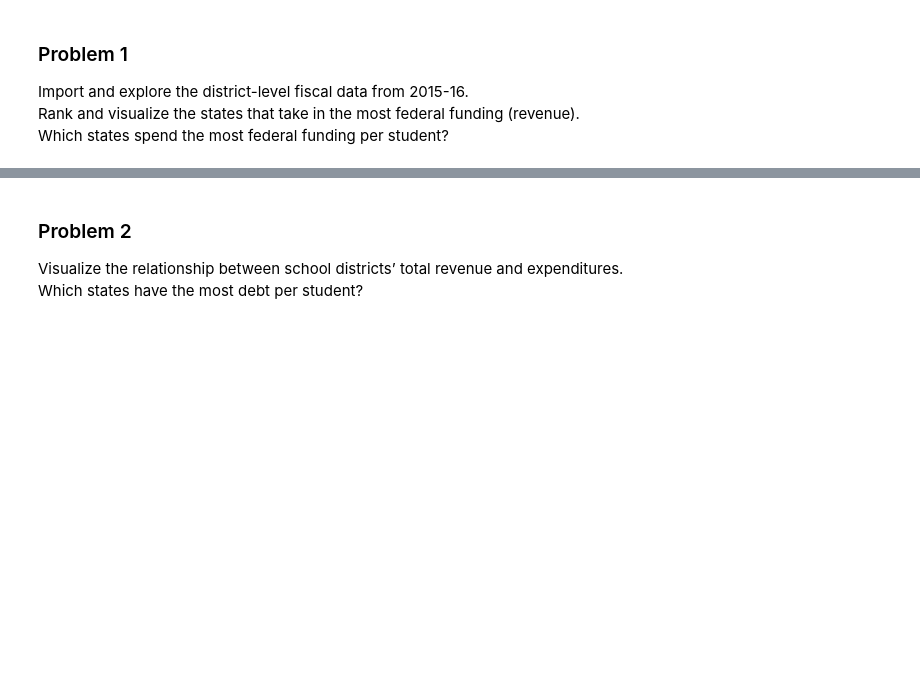
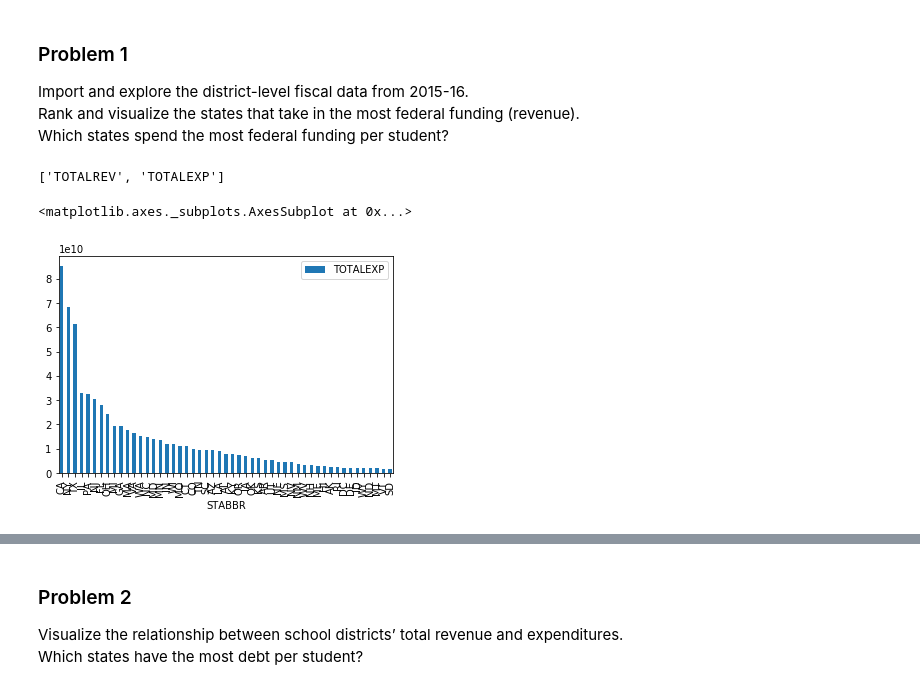
Before and after one commit to zferic/DS5500-HW, a Jupyter notebook: HW3.ipynb, the cells around one changed output, grey strips where cells are left out. Drawn from its saved outputs; the diff is of its cells as text; code cells hidden in the pictures; blank space fills up the shorter version.

```diff
--- a/HW3.ipynb
+++ b/HW3.ipynb
@@ -19,3 +35,17 @@ perform_read_df = pd.read_csv('data/rla-achievement-sch-sy2015-16.csv')
 Import and explore the district-level fiscal data from 2015-16. <br>
 Rank and visualize the states that take in the most federal funding (revenue).<br>
 Which states spend the most federal funding per student? <br>
+# %%
+[x for x in fiscal_df.columns if 'TOTAL' in x]
+# %% [output]
+['TOTALREV', 'TOTALEXP']
+# %%
+import matplotlib
+%matplotlib inline
+fiscal_df.groupby(['STABBR']).sum().sort_values(by = ['TOTALEXP'], ascending = False).reset_index().plot(kind = 'bar',
+                                                                                                       x = 'STABBR',
+                                                                                                       y = 'TOTALEXP')
+#fiscal_df.sort_values(by = ['TOTALEXP'], ascending = False).iloc[0:20]
+# %% [output]
+<matplotlib.axes._subplots.AxesSubplot at 0x...>
+[figure, added]
```
Also changed, not shown: parts of 36 cells of this notebook, 8 other files.
